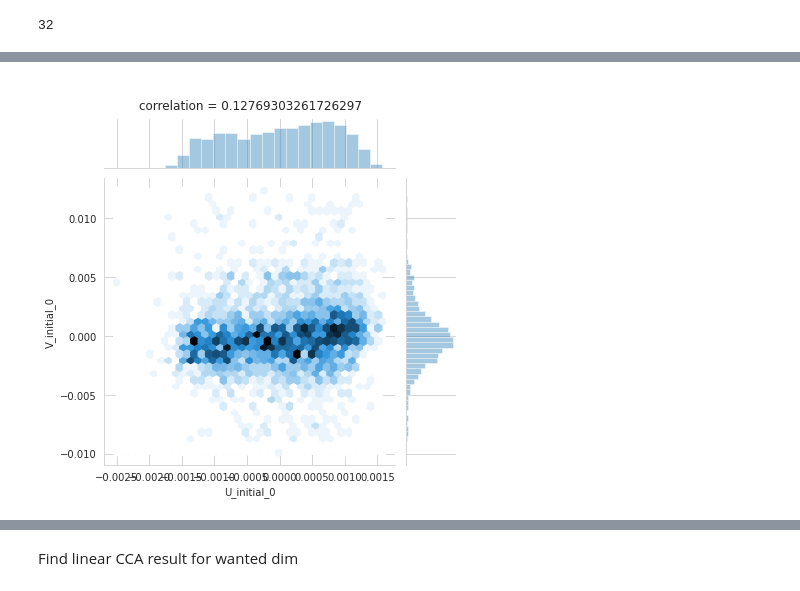
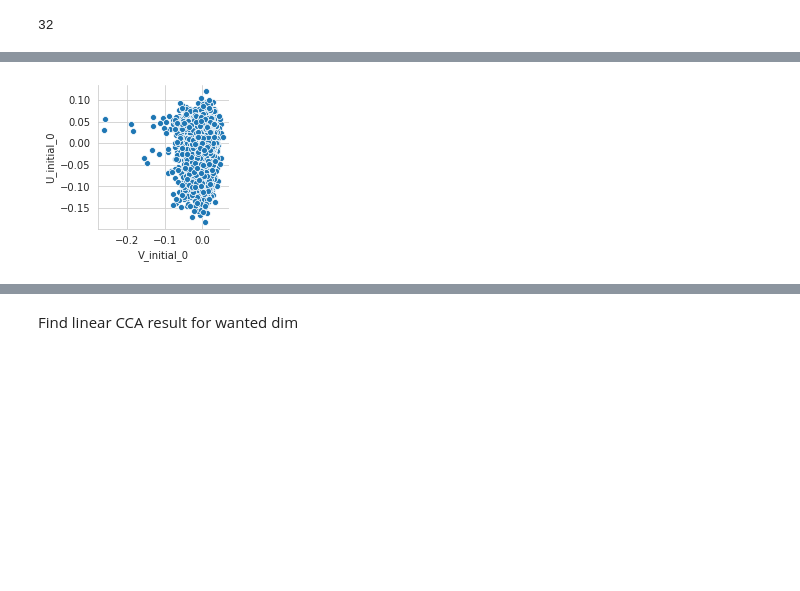
Before and after one commit to jonatanbarkan/ACEDeep, a Jupyter notebook: ADCEs.ipynb, the cells around one changed output, grey strips where cells are left out. Saved outputs shown, nothing was run; the diff lists cells and outputs as text; code cells hidden in the pictures; blank space fills up the shorter version.

```diff
--- a/ADCEs.ipynb
+++ b/ADCEs.ipynb
@@ -354,7 +402,18 @@ z_tensor = torch.from_numpy(Z).float()
 # %%
 from sklearn.model_selection import train_test_split
 # %%
-X_train, X_test, Y_train, Y_test, Z_train, Z_test = train_test_split(x_tensor, y_tensor, z_tensor, test_size=0.3, random_state=42, shuffle=False)
+X_train, X_test, Y_train, Y_test, Z_train, Z_test = train_test_split(x_tensor, y_tensor, z_tensor, test_size=0.3, random_state=42, shuffle=True)
+# %%
+muX, stdX = get_normalization_params(X_train)
+muY, stdY = get_normalization_params(Y_train)
+muZ, stdZ = get_normalization_params(Z_train)
+# %%
+X_train = normalize(X_train, muX, stdX)
+X_test = normalize(X_test, muX, stdX)
+Y_train = normalize(Y_train, muY, stdY)
+Y_test = normalize(Y_test, muY, stdY)
+Z_train = normalize(Z_train, muZ, stdZ)
+Z_test = normalize(Z_test, muZ, stdZ)
 # %%
 train_dataset = TensorDataset(X_train, Y_train)
 val_dataset = TensorDataset(X_test, Y_test)
@@ -371,15 +430,15 @@ max_samples
 # %%
 wanted_dim = 1
 # %%
-hidden_size = 8
-max_epochs = 15
-lr = 0.01
+hidden_size = 32
+max_epochs = 10
+lr = 0.001
 act = None
 # act = F.softsign
 # act = torch.sin
 act = F.relu
 act = nn.ReLU
-act = nn.Sigmoid
+# act = nn.Sigmoid
 # batch_size = len(train_dataset) // 100
 batch_size = 32
 # %%
@@ -401,9 +460,6 @@ x_model, y_model, x_train_step, y_train_step, x_eval_step, y_eval_step = \
 first = True
 
 last_score, (_, _, Us, Vs) , val_x_loss, val_y_loss = evaluate(val_loader, x_model, y_model, x_eval_step, y_eval_step, first=first)
-draw_correlations(Us, Vs, False, True, labels=['U_initial', 'V_initial'])
+draw_correlations(Us, Vs, True, labels=['U_initial', 'V_initial'])
 training_first_score, (_, _, Us, Vs) , train_x_loss, train_y_loss = evaluate(train_loader, x_model, y_model, x_eval_step, y_eval_step, first=first)
-
-s = f'epoch: {-1}\tscore(correlation) {last_score:.3}\tX model loss {val_x_loss:.3}\tY model loss {val_y_loss:.3}'
-print(s)
 # %% [output]
@@ -411 +467 @@ epoch: -1       score(correlation) 0.128        X model loss 0.299      Y model
-[figure, old version]
+[figure, new version]
```
Also changed, not shown: parts of 43 cells of this notebook.
